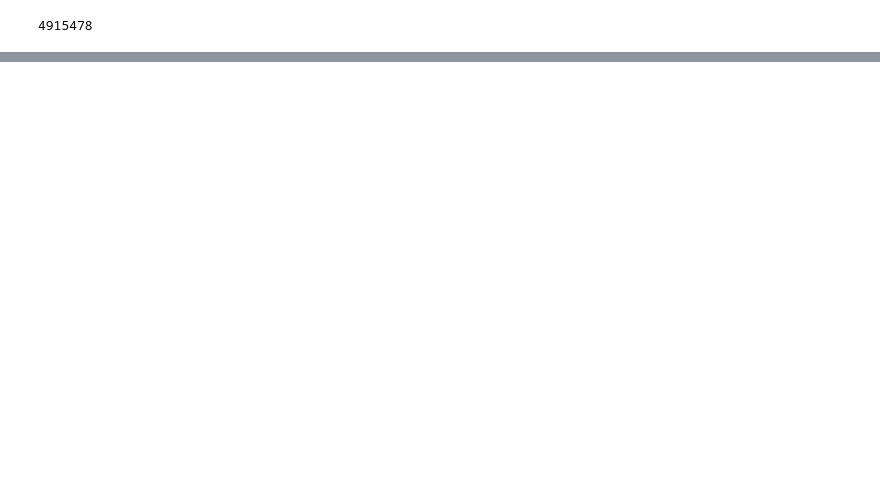
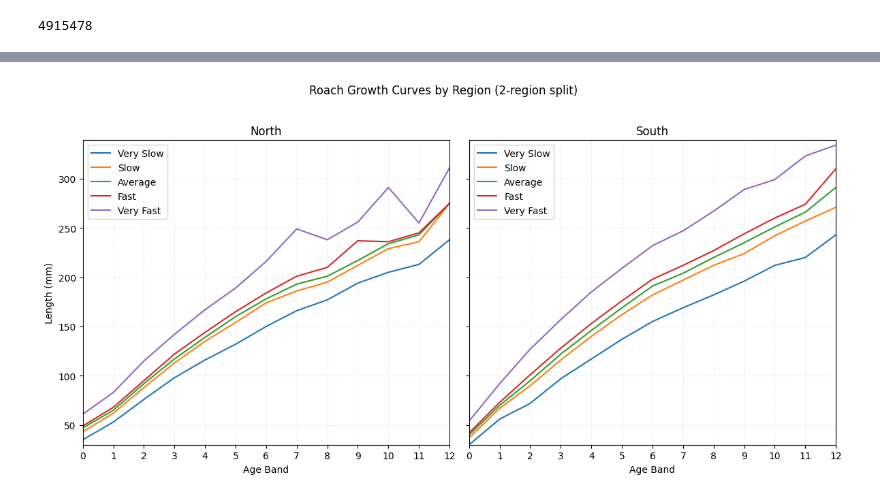
Before and after one commit to ARU-TK/Standard_Growth_Curves, a Jupyter notebook: Ageing_Analysis.ipynb, the cells around one changed output, grey strips where cells are left out. Cells and saved outputs as stored; diff of their text form; code cells hidden in the pictures; blank space fills up the shorter version.

```diff
--- a/Ageing_Analysis.ipynb
+++ b/Ageing_Analysis.ipynb
@@ -271,0 +501,36 @@ with pd.ExcelWriter("outputs/growth_curves_by_species.xlsx", engine="xlsxwriter"
+# %%
+import seaborn as sns
+import matplotlib.pyplot as plt
+
+# Filter for Roach in the 2-region DataFrame
+roach_df_2region = growth_curves_2region_pd[growth_curves_2region_pd['SPECIES_NAME'] == 'Roach'].copy()
+roach_df_2region['AGE_BAND'] = roach_df_2region['AGE_BAND'].astype(int)
+
+# Set up the plot
+fig, axes = plt.subplots(1, 2, figsize=(12, 6), sharey=True)
+regions = ['North', 'South']
+ymin = roach_df_2region[['very_slow', 'very_fast']].min().min()
+ymax = roach_df_2region[['very_slow', 'very_fast']].max().max()
+
+for ax, region in zip(axes, regions):
+    region_df = roach_df_2region[roach_df_2region['region_group'] == region]
+    if not region_df.empty:
+        sns.lineplot(data=region_df, x='AGE_BAND', y='very_slow', label='Very Slow', ax=ax)
+        sns.lineplot(data=region_df, x='AGE_BAND', y='slow', label='Slow', ax=ax)
+        sns.lineplot(data=region_df, x='AGE_BAND', y='average', label='Average', ax=ax)
+        sns.lineplot(data=region_df, x='AGE_BAND', y='fast', label='Fast', ax=ax)
+        sns.lineplot(data=region_df, x='AGE_BAND', y='very_fast', label='Very Fast', ax=ax)
+    ax.set_title(region)
+    ax.set_xlabel('Age Band')
+    ax.set_ylabel('Length (mm)')
+    ax.set_ylim(ymin, ymax)
+    ax.set_xticks(sorted(region_df['AGE_BAND'].unique()))
+    ax.set_xlim(left=0, right=12)
+    ax.grid(True, which='both', linestyle='--', linewidth=0.5, alpha=0.3)
+
+axes[0].legend(loc='upper left')
+plt.suptitle('Roach Growth Curves by Region (2-region split)')
+plt.tight_layout(rect=[0, 0, 1, 0.96])
+plt.show()
+# %% [output]
+[figure, added]
```
Also changed, not shown: parts of 18 cells of this notebook, 14 other files.
